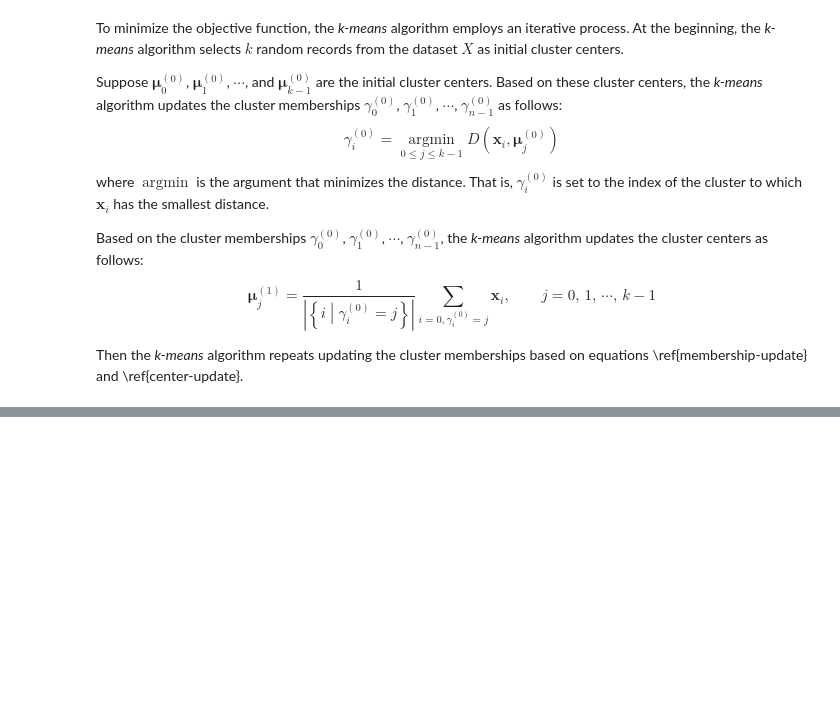
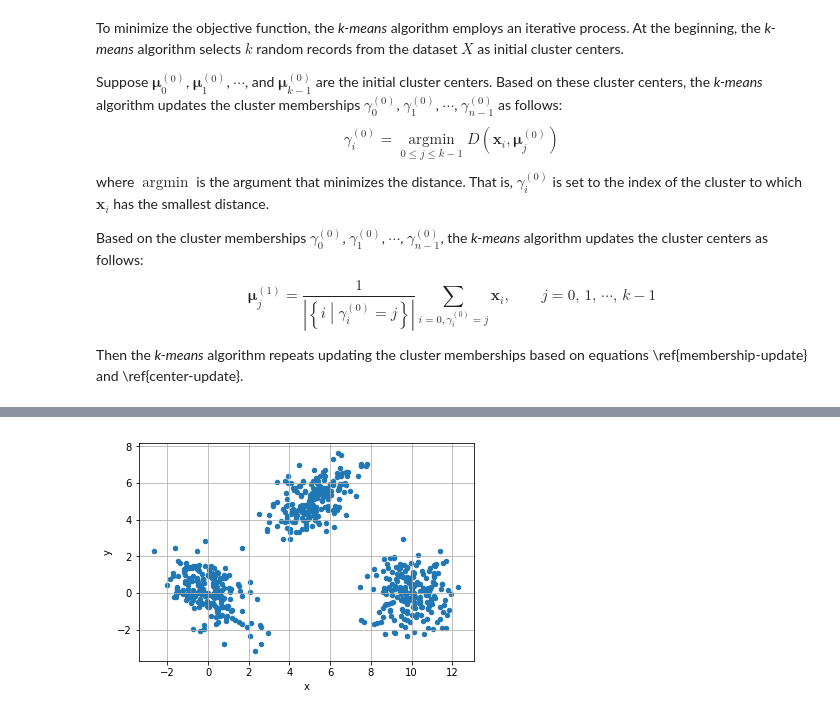
Before and after one commit to IntersysConsulting/mdc-study-group, a Jupyter notebook: data_clustering/data_clustering_1.ipynb, the cells around one changed output, grey strips where cells are left out. Saved outputs shown, nothing was run; the diff lists cells and outputs as text; code cells hidden in the pictures; blank space fills up the shorter version.

```diff
--- a/data_clustering/data_clustering_1.ipynb
+++ b/data_clustering/data_clustering_1.ipynb
@@ -46 +76,7 @@ Then the *k-means* algorithm repeats updating the cluster memberships based on e
+# %%
+# Unlabeled data (prior to "clustering").
+df = labeled_df.loc[:,['x', 'y']]
+df.plot.scatter('x', 'y', grid=True);
+# %% [output]
+[figure, added]
 # %% [markdown]
```
Also changed, not shown: parts of 5 cells of this notebook, 8 other files.
